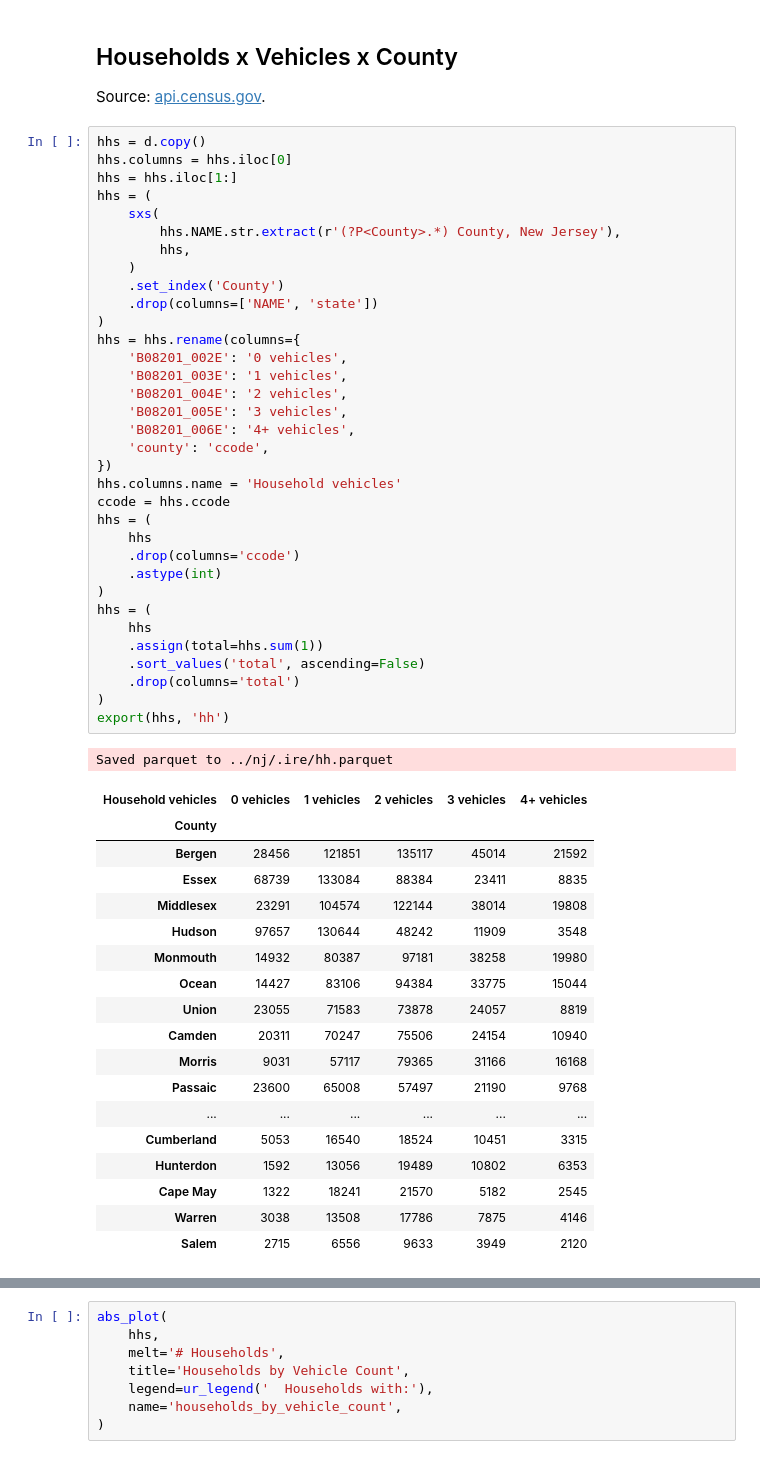
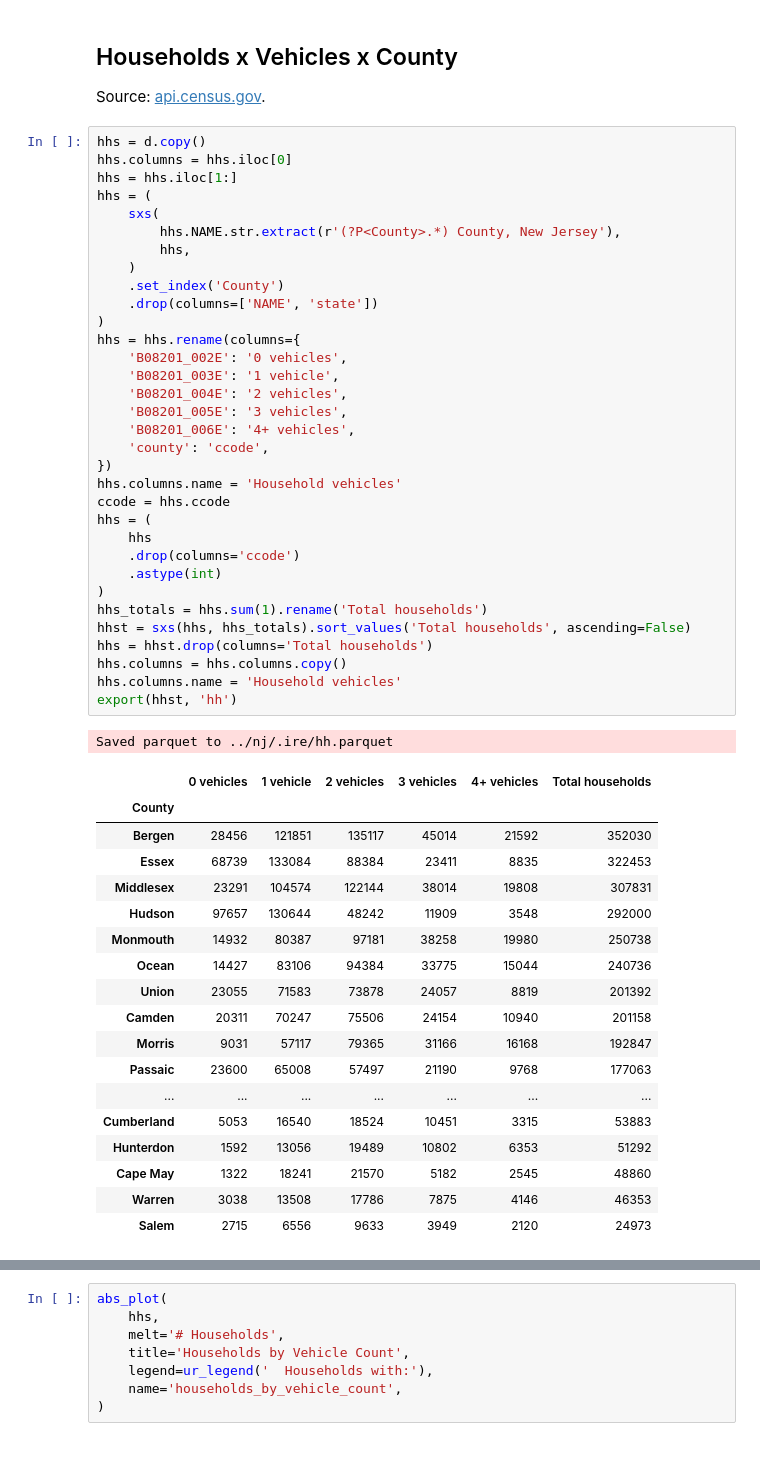
Before and after one commit to hudcostreets/household-vehicles, a Jupyter notebook: nbs/NJ.ipynb, the cells around one changed output, grey strips where cells are left out. Cells and saved outputs as stored; diff of their text form.

Commit message:
improve+harmonize column headings

```diff
--- a/nbs/NJ.ipynb
+++ b/nbs/NJ.ipynb
@@ -45,54 +45,53 @@ Source: [api.census.gov].
 # %%
 hhs = d.copy()
 hhs.columns = hhs.iloc[0]
 hhs = hhs.iloc[1:]
 hhs = (
     sxs(
         hhs.NAME.str.extract(r'(?P<County>.*) County, New Jersey'),
         hhs,
     )
     .set_index('County')
     .drop(columns=['NAME', 'state'])
 )
 hhs = hhs.rename(columns={
     'B08201_002E': '0 vehicles',
-    'B08201_003E': '1 vehicles',
+    'B08201_003E': '1 vehicle',
     'B08201_004E': '2 vehicles',
     'B08201_005E': '3 vehicles',
     'B08201_006E': '4+ vehicles',
     'county': 'ccode',
 })
 hhs.columns.name = 'Household vehicles'
 ccode = hhs.ccode
 hhs = (
     hhs
     .drop(columns='ccode')
     .astype(int)
 )
-hhs = (
-    hhs
-    .assign(total=hhs.sum(1))
-    .sort_values('total', ascending=False)
-    .drop(columns='total')
-)
-export(hhs, 'hh')
+hhs_totals = hhs.sum(1).rename('Total households')
+hhst = sxs(hhs, hhs_totals).sort_values('Total households', ascending=False)
+hhs = hhst.drop(columns='Total households')
+hhs.columns = hhs.columns.copy()
+hhs.columns.name = 'Household vehicles'
+export(hhst, 'hh')
 # %% [output]
 Saved parquet to ../nj/.ire/hh.parquet
-| Household vehicles | 0 vehicles | 1 vehicles | 2 vehicles | 3 vehicles | 4+ vehicles |
-| County |  |  |  |  |  |
-| Bergen | 28456 | 121851 | 135117 | 45014 | 21592 |
-| Essex | 68739 | 133084 | 88384 | 23411 | 8835 |
-| Middlesex | 23291 | 104574 | 122144 | 38014 | 19808 |
-| Hudson | 97657 | 130644 | 48242 | 11909 | 3548 |
-| Monmouth | 14932 | 80387 | 97181 | 38258 | 19980 |
-| Ocean | 14427 | 83106 | 94384 | 33775 | 15044 |
-| Union | 23055 | 71583 | 73878 | 24057 | 8819 |
-| Camden | 20311 | 70247 | 75506 | 24154 | 10940 |
-| Morris | 9031 | 57117 | 79365 | 31166 | 16168 |
-| Passaic | 23600 | 65008 | 57497 | 21190 | 9768 |
-| ... | ... | ... | ... | ... | ... |
-| Cumberland | 5053 | 16540 | 18524 | 10451 | 3315 |
-| Hunterdon | 1592 | 13056 | 19489 | 10802 | 6353 |
-| Cape May | 1322 | 18241 | 21570 | 5182 | 2545 |
-| Warren | 3038 | 13508 | 17786 | 7875 | 4146 |
-| Salem | 2715 | 6556 | 9633 | 3949 | 2120 |
+|  | 0 vehicles | 1 vehicle | 2 vehicles | 3 vehicles | 4+ vehicles | Total households |
+| County |  |  |  |  |  |  |
+| Bergen | 28456 | 121851 | 135117 | 45014 | 21592 | 352030 |
+| Essex | 68739 | 133084 | 88384 | 23411 | 8835 | 322453 |
+| Middlesex | 23291 | 104574 | 122144 | 38014 | 19808 | 307831 |
+| Hudson | 97657 | 130644 | 48242 | 11909 | 3548 | 292000 |
+| Monmouth | 14932 | 80387 | 97181 | 38258 | 19980 | 250738 |
+| Ocean | 14427 | 83106 | 94384 | 33775 | 15044 | 240736 |
+| Union | 23055 | 71583 | 73878 | 24057 | 8819 | 201392 |
+| Camden | 20311 | 70247 | 75506 | 24154 | 10940 | 201158 |
+| Morris | 9031 | 57117 | 79365 | 31166 | 16168 | 192847 |
+| Passaic | 23600 | 65008 | 57497 | 21190 | 9768 | 177063 |
+| ... | ... | ... | ... | ... | ... | ... |
+| Cumberland | 5053 | 16540 | 18524 | 10451 | 3315 | 53883 |
+| Hunterdon | 1592 | 13056 | 19489 | 10802 | 6353 | 51292 |
+| Cape May | 1322 | 18241 | 21570 | 5182 | 2545 | 48860 |
+| Warren | 3038 | 13508 | 17786 | 7875 | 4146 | 46353 |
+| Salem | 2715 | 6556 | 9633 | 3949 | 2120 | 24973 |
```
Also changed, not shown: parts of 4 cells of this notebook, 7 other files.
